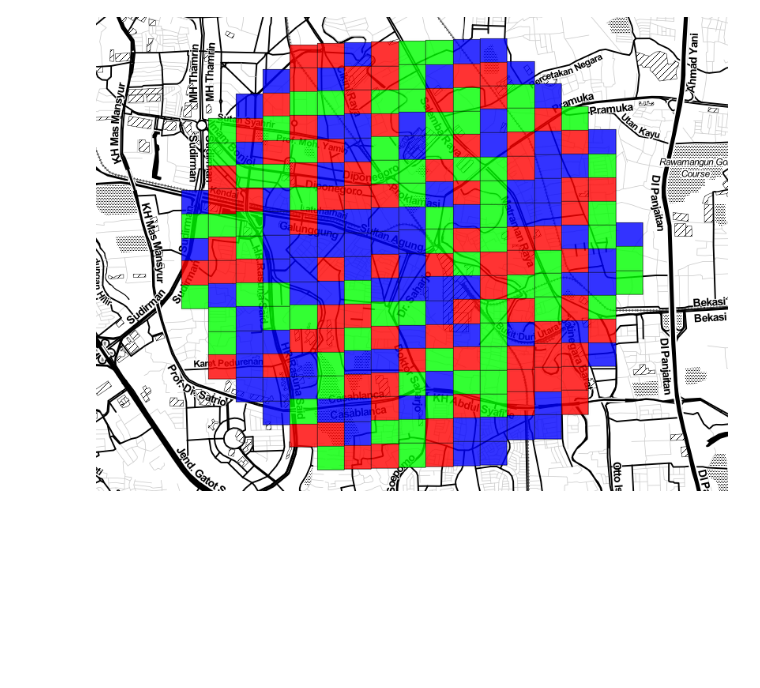
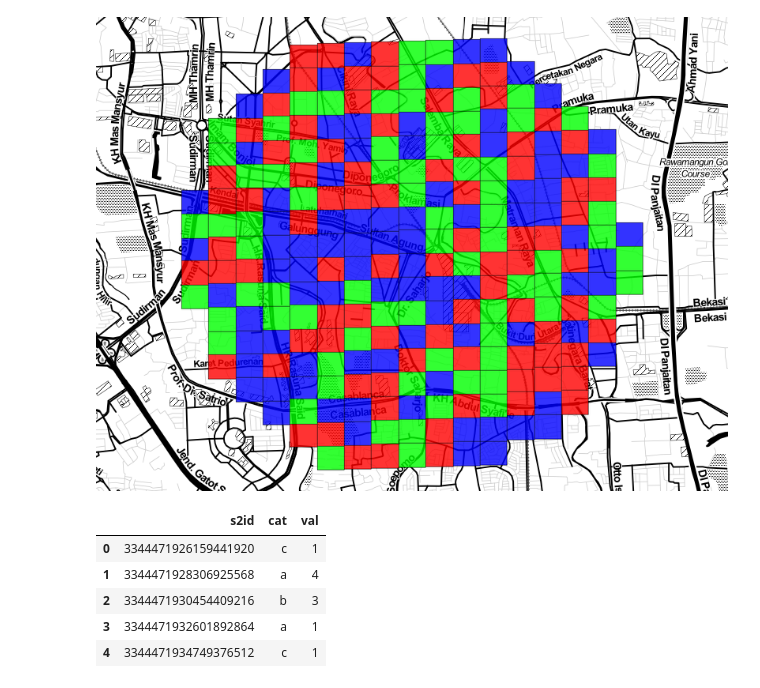
Before and after one commit to mitbal/raftel, a Jupyter notebook: example.ipynb, the cells around one changed output. Cells and saved outputs as stored; diff of their text form; code cells hidden in the pictures; blank space fills up the shorter version.

```diff
--- a/example.ipynb
+++ b/example.ipynb
@@ -63,3 +63,16 @@ colors = np.random.choice(['#ff0000', '#00ff00', '#0000ff'], len(abc)).tolist()
 rt.plot_s2id(abc, colors, alpha=0.8)
 # %% [output]
 [figure]
+# %%
+df = pd.DataFrame({'s2id': abc})
+df['cat'] = np.random.choice(['a', 'b', 'c'], len(abc)).tolist()
+df['val'] = np.random.choice(range(1, 6), len(abc)).tolist()
+
+df.head()
+# %% [output]
+|  | s2id | cat | val |
+| 0 | 3344471926159441920 | c | 1 |
+| 1 | 3344471928306925568 | a | 4 |
+| 2 | 3344471930454409216 | b | 3 |
+| 3 | 3344471932601892864 | a | 1 |
+| 4 | 3344471934749376512 | c | 1 |
```
Also changed, not shown: parts of 3 cells of this notebook.
